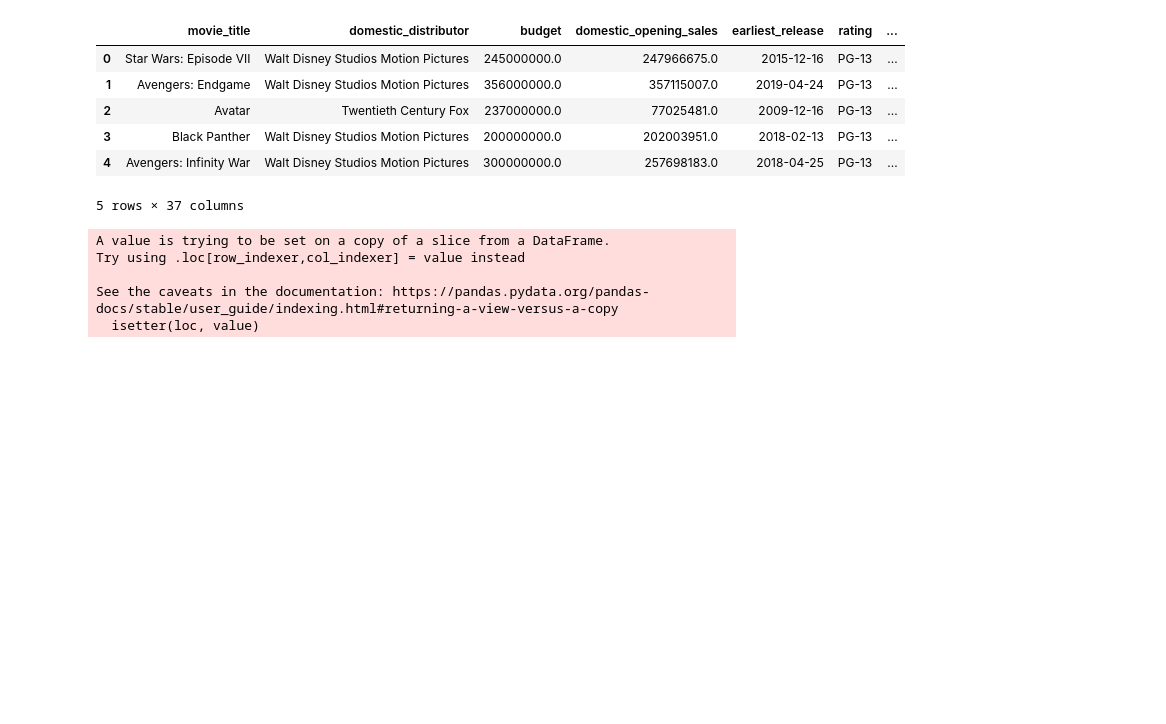
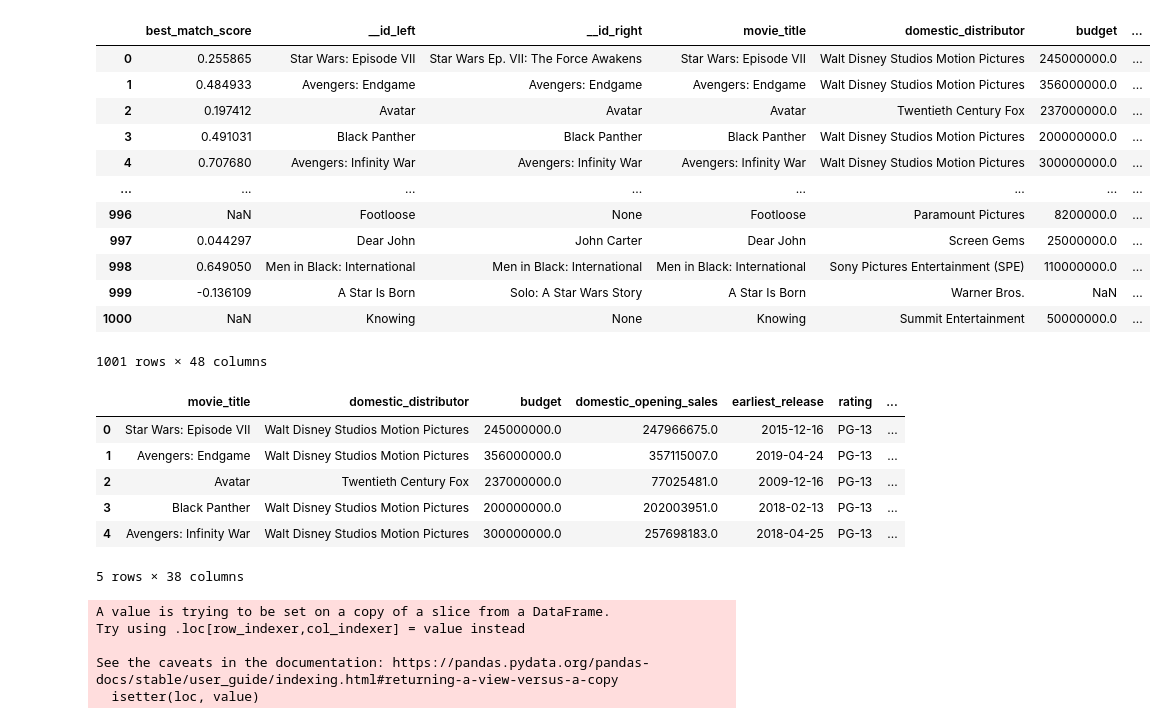
Before and after one commit to tawney-kirkland/02-luther, a Jupyter notebook: pre-processing_draft.ipynb, the cells around one changed output. Drawn from its saved outputs; the diff is of its cells as text; code cells hidden in the pictures; blank space fills up the shorter version.

Commit message:
Clean processing to add sequel analysis

```diff
--- a/pre-processing_draft.ipynb
+++ b/pre-processing_draft.ipynb
@@ -48,8 +71,39 @@ domestic_distributors_list = df_all['domestic_dist_processed'].unique().tolist()
+# %%
+#df.loc[df['First Season'] > 1990, 'First Season'] = 1
+
+# Clean Spider-Man
+df_all.loc[(df_all['movie_title'] == 'Spider') & (df_all['earliest_release'] == '2002-05-03'), ['movie_title']] = 'Spider-Man'
+df_all.loc[(df_all['movie_title'] == 'Spider') & (df_all['earliest_release'] == '2019-06-28'), ['movie_title']] = 'Spider-Man: Far From Home'
+df_all.loc[(df_all['movie_title'] == 'Spider') & (df_all['earliest_release'] == '2004-06-30'), ['movie_title']] = 'Spider-Man 2'
+df_all.loc[(df_all['movie_title'] == 'Spider') & (df_all['earliest_release'] == '2007-05-01'), ['movie_title']] = 'Spider-Man 3'
+df_all.loc[(df_all['movie_title'] == 'Spider') & (df_all['earliest_release'] == '2017-07-05'), ['movie_title']] = 'Spider-Man: Homecoming'
+df_all.loc[(df_all['movie_title'] == 'Spider') & (df_all['earliest_release'] == '2018-12-12'), ['movie_title']] = 'Spider-Man: Into the Spider-Verse 3D'
+df_all.loc[(df_all['movie_title'] == 'The Amazing Spider') & (df_all['earliest_release'] == '2012-06-28'), ['movie_title']] = 'The Amazing Spider-Man'
+df_all.loc[(df_all['movie_title'] == 'The Amazing Spider') & (df_all['earliest_release'] == '2014-04-16'), ['movie_title']] = 'The Amazing Spider-Man 2'
+
+
+#Clean X-Men
+df_all.loc[(df_all['movie_title'] == 'X') & (df_all['earliest_release'] == '2006-05-24'), ['movie_title']] = 'X-Men: The Last Stand'
+df_all.loc[(df_all['movie_title'] == 'X') & (df_all['earliest_release'] == '2014-05-21'), ['movie_title']] = 'X-Men: Days of Future Past'
+df_all.loc[(df_all['movie_title'] == 'X') & (df_all['earliest_release'] == '2009-04-29'), ['movie_title']] = 'X-Men Origins: Wolvering'
+df_all.loc[(df_all['movie_title'] == 'X') & (df_all['earliest_release'] == '2000-07-13'), ['movie_title']] = 'X-Men: Apocalypse'
+df_all.loc[(df_all['movie_title'] == 'X') & (df_all['earliest_release'] == '2016-05-18'), ['movie_title']] = 'X-Men: The Last Stand'
+df_all.loc[(df_all['movie_title'] == 'X') & (df_all['earliest_release'] == '2011-06-01'), ['movie_title']] = 'X-Men: First Class'
+df_all.loc[(df_all['movie_title'] == 'X2: X') & (df_all['earliest_release'] == '2003-04-30'), ['movie_title']] = 'X-Men 2'
+
+#Clean G-Force
+df_all.loc[(df_all['movie_title'] == 'G') & (df_all['earliest_release'] == '2009-07-23'), ['movie_title']] = 'G-Force'
+df_all.loc[(df_all['movie_title'] == 'WALL·E') & (df_all['earliest_release'] == '2008-06-26'), ['movie_title']] = 'WALL-E'
+df_all.loc[(df_all['movie_title'] == 'Les Misérables') & (df_all['earliest_release'] == '2012-12-19'), ['movie_title']] = 'Les Miserables'
+df_all.loc[(df_all['movie_title'] == 'Pokémon Detective Pikachu') & (df_all['earliest_release'] == '2019-05-03'), ['movie_title']] = 'Pokemon Detective Pikachu'
 # %%
 # Import and clean budget data for merging
 df_budget = pd.read_csv('data/budget-all.csv')
 df_budget.rename(columns = {'title': 'movie_title'},inplace=True)
 # %%
+left_on = ['movie_title']
+right_on = ['movie_title']
+
 #Fuzzy merge tables to match on movie title
 merged_df = fuzzymatcher.fuzzy_left_join(df_all,
                                             df_budget,
@@ -64,5 +122,21 @@ merged_df['budget_left'] = np.where((merged_df['best_match_score'] > 0) & (merge
 # %%
 #Rename columns
 merged_df.rename(columns = {'movie_title_left': 'movie_title', 'budget_left':'budget'},inplace=True)
+# %%
+merged_df.reset_index(drop= True)
+# %% [output]
+|  | best_match_score | __id_left | __id_right | movie_title | domestic_distributor | budget | ... |
+| 0 | 0.255865 | Star Wars: Episode VII | Star Wars Ep. VII: The Force Awakens | Star Wars: Episode VII | Walt Disney Studios Motion Pictures | 245000000.0 | ... |
+| 1 | 0.484933 | Avengers: Endgame | Avengers: Endgame | Avengers: Endgame | Walt Disney Studios Motion Pictures | 356000000.0 | ... |
+| 2 | 0.197412 | Avatar | Avatar | Avatar | Twentieth Century Fox | 237000000.0 | ... |
+| 3 | 0.491031 | Black Panther | Black Panther | Black Panther | Walt Disney Studios Motion Pictures | 200000000.0 | ... |
+| 4 | 0.707680 | Avengers: Infinity War | Avengers: Infinity War | Avengers: Infinity War | Walt Disney Studios Motion Pictures | 300000000.0 | ... |
+| ... | ... | ... | ... | ... | ... | ... | ... |
+| 996 | NaN | Footloose | None | Footloose | Paramount Pictures | 8200000.0 | ... |
+| 997 | 0.044297 | Dear John | John Carter | Dear John | Screen Gems | 25000000.0 | ... |
+| 998 | 0.649050 | Men in Black: International | Men in Black: International | Men in Black: International | Sony Pictures Entertainment (SPE) | 110000000.0 | ... |
+| 999 | -0.136109 | A Star Is Born | Solo: A Star Wars Story | A Star Is Born | Warner Bros. | NaN | ... |
+| 1000 | NaN | Knowing | None | Knowing | Summit Entertainment | 50000000.0 | ... |
+1001 rows × 48 columns
 # %%
 #Drop unnecessary columns
@@ -70,6 +144,6 @@ merged_df.drop(columns=['best_match_score','__id_left', '__id_right','Unnamed: 0
 # %%
 #Change date string to datetime
-merged_df['year'] = pd.to_datetime(merged_df['earliest_release'])
+merged_df['release_date'] = pd.to_datetime(merged_df['earliest_release'])
 merged_df.head()
 # %% [output]
 |  | movie_title | domestic_distributor | budget | domestic_opening_sales | earliest_release | rating | ... |
@@ -78,6 +152,6 @@ merged_df.head()
 | 2 | Avatar | Twentieth Century Fox | 237000000.0 | 77025481.0 | 2009-12-16 | PG-13 | ... |
 | 3 | Black Panther | Walt Disney Studios Motion Pictures | 200000000.0 | 202003951.0 | 2018-02-13 | PG-13 | ... |
 | 4 | Avengers: Infinity War | Walt Disney Studios Motion Pictures | 300000000.0 | 257698183.0 | 2018-04-25 | PG-13 | ... |
-5 rows × 37 columns
+5 rows × 38 columns
 # %%
 # Drop years before 2000 for more complete data / more fair comparison
```
Also changed, not shown: parts of 17 cells of this notebook.
